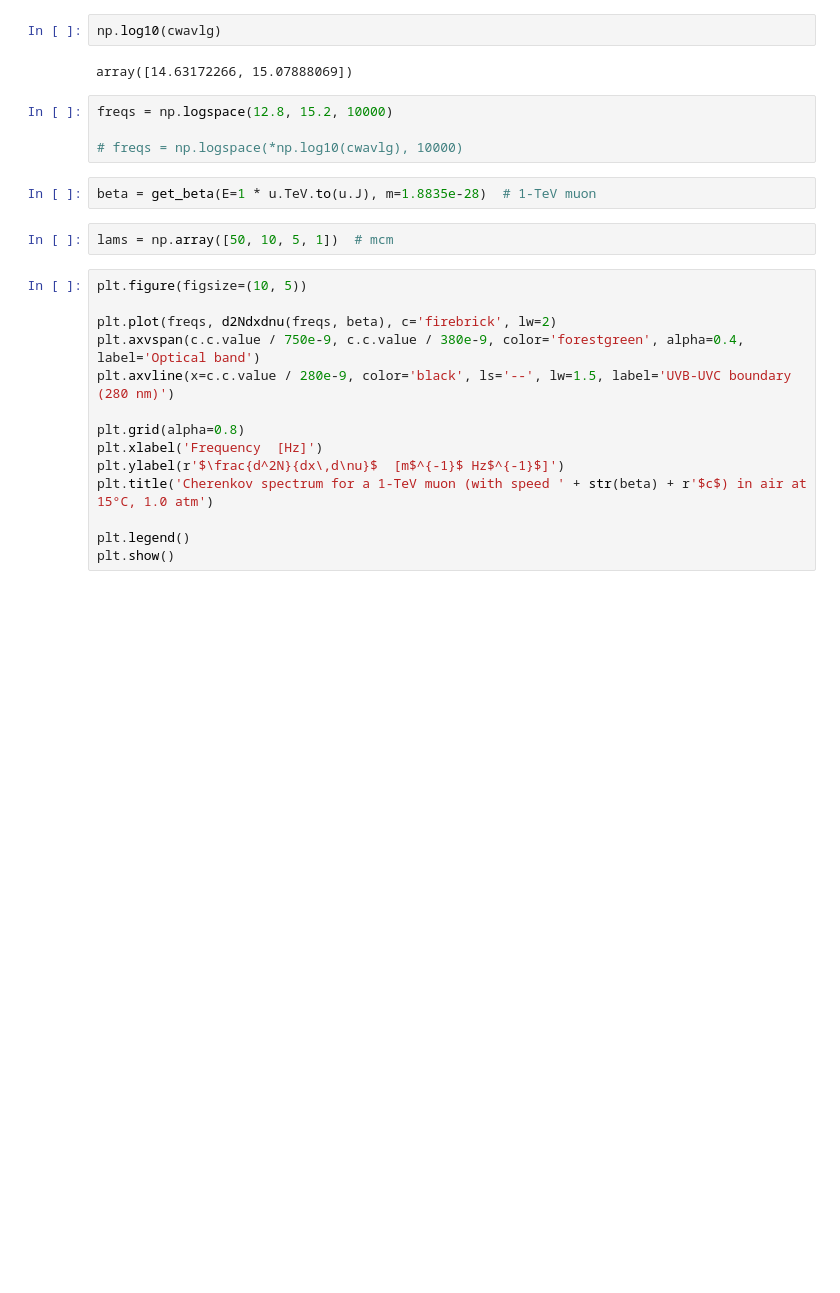
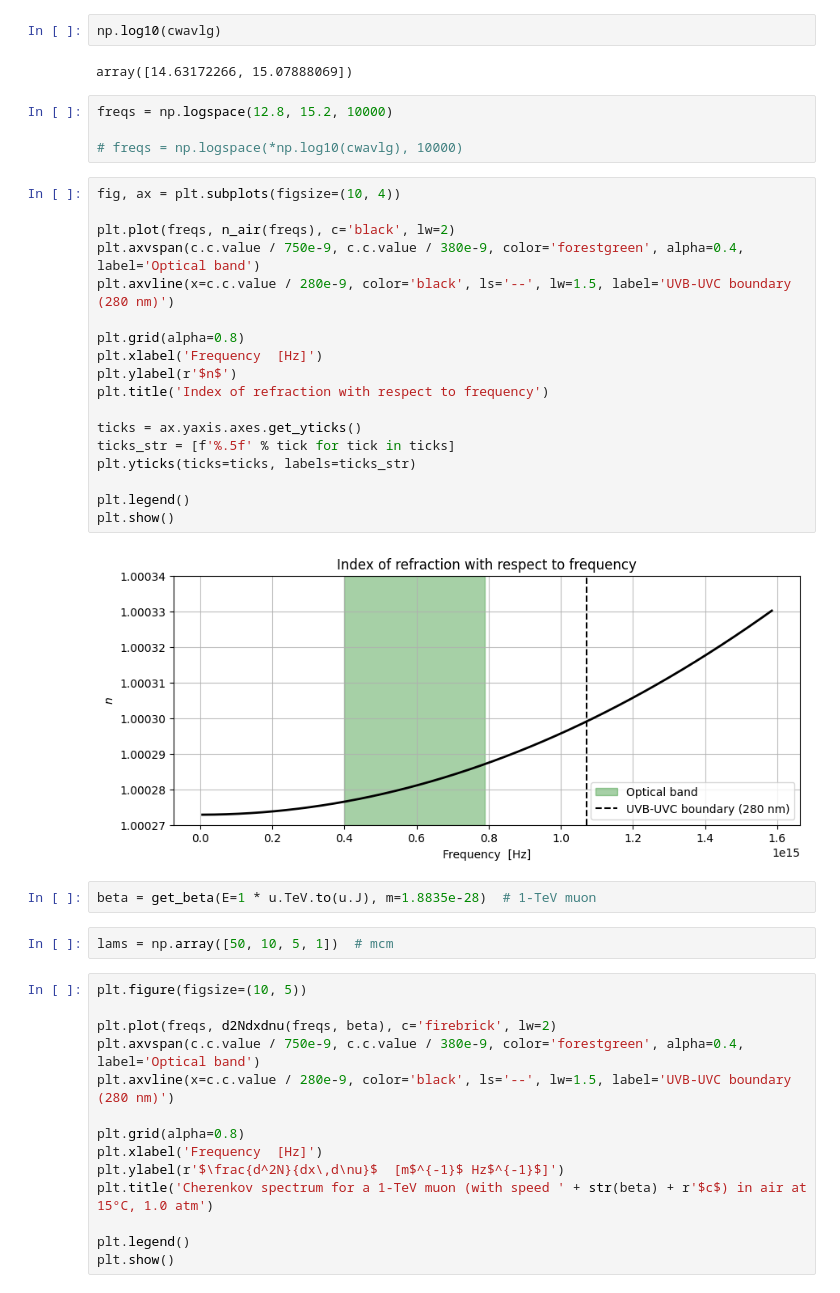
Before and after one commit to leandrorizk/magnetic_monopoles, a Jupyter notebook: cherenkov_spectra/spectra_mid_IR_to_UVB.ipynb, the cells around one changed output. Cells and saved outputs as stored; diff of their text form; blank space fills up the shorter version.

```diff
--- a/cherenkov_spectra/spectra_mid_IR_to_UVB.ipynb
+++ b/cherenkov_spectra/spectra_mid_IR_to_UVB.ipynb
@@ -60,6 +60,26 @@ array([14.63172266, 15.07888069])
 freqs = np.logspace(12.8, 15.2, 10000)
 
 # freqs = np.logspace(*np.log10(cwavlg), 10000)
+# %%
+fig, ax = plt.subplots(figsize=(10, 4))
+
+plt.plot(freqs, n_air(freqs), c='black', lw=2)
+plt.axvspan(c.c.value / 750e-9, c.c.value / 380e-9, color='forestgreen', alpha=0.4, label='Optical band')
+plt.axvline(x=c.c.value / 280e-9, color='black', ls='--', lw=1.5, label='UVB-UVC boundary (280 nm)')
+
+plt.grid(alpha=0.8)
+plt.xlabel('Frequency  [Hz]')
+plt.ylabel(r'$n$')
+plt.title('Index of refraction with respect to frequency')
+
+ticks = ax.yaxis.axes.get_yticks()
+ticks_str = [f'%.5f' % tick for tick in ticks]
+plt.yticks(ticks=ticks, labels=ticks_str)
+
+plt.legend()
+plt.show()
+# %% [output]
+[figure, added]
 # %%
 beta = get_beta(E=1 * u.TeV.to(u.J), m=1.8835e-28)  # 1-TeV muon
 # %%
```
Also changed, not shown: 2 other files.
